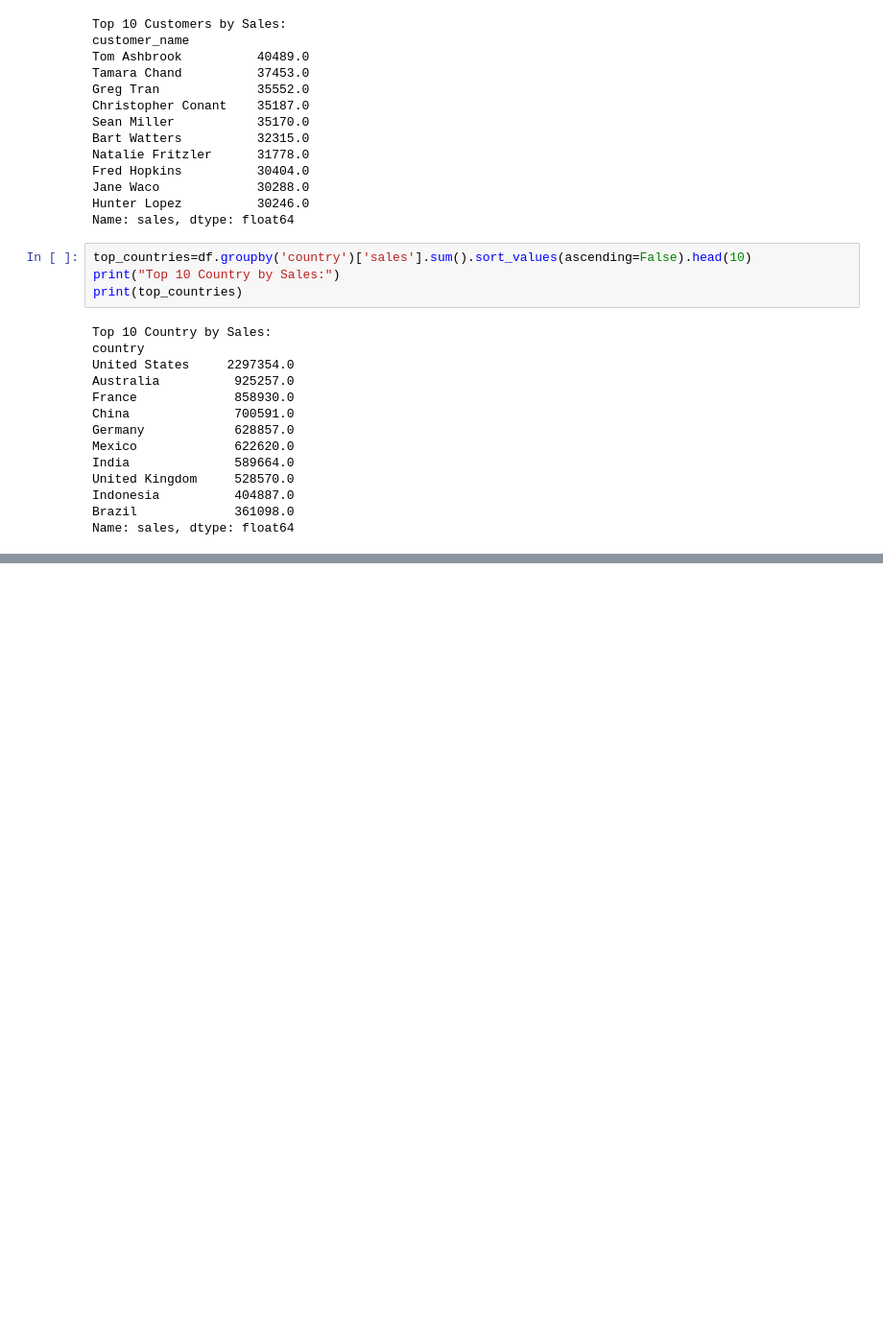
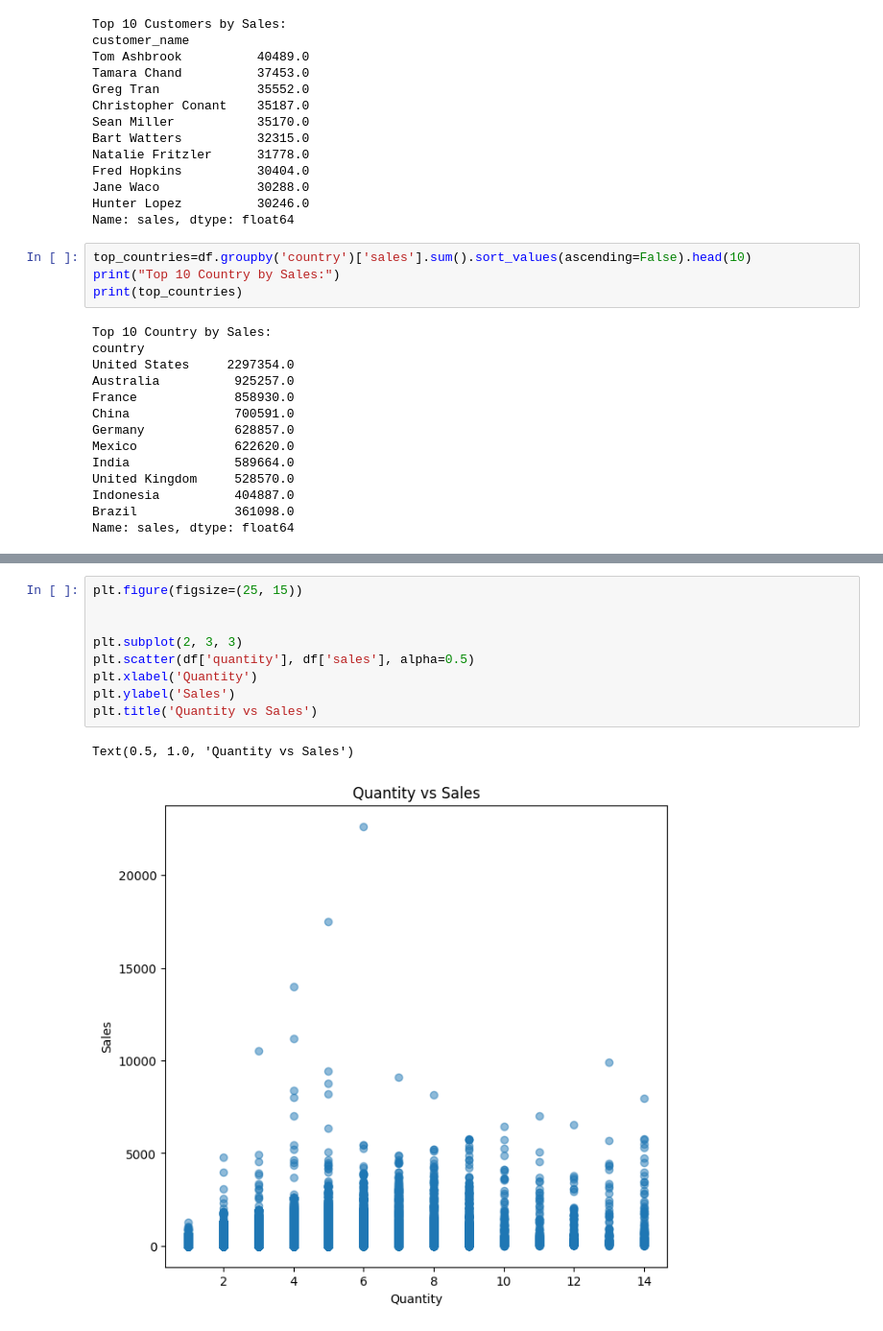
Before and after one commit to HimashMadushanka/Sales_Performance_Analysis, a Jupyter notebook: notebook/Sales_Performance_Analysis.ipynb, the cells around one changed output, grey strips where cells are left out. Shown at 96% size. Saved outputs shown, nothing was run; the diff lists cells and outputs as text; blank space fills up the shorter version.

```diff
--- a/notebook/Sales_Performance_Analysis.ipynb
+++ b/notebook/Sales_Performance_Analysis.ipynb
@@ -285,0 +326,12 @@ Name: sales, dtype: float64
+# %%
+plt.figure(figsize=(25, 15))
+
+
+plt.subplot(2, 3, 3)
+plt.scatter(df['quantity'], df['sales'], alpha=0.5)
+plt.xlabel('Quantity')
+plt.ylabel('Sales')
+plt.title('Quantity vs Sales')
+# %% [output]
+Text(0.5, 1.0, 'Quantity vs Sales')
+[figure, added]
```
Also changed, not shown: parts of 7 cells of this notebook.
